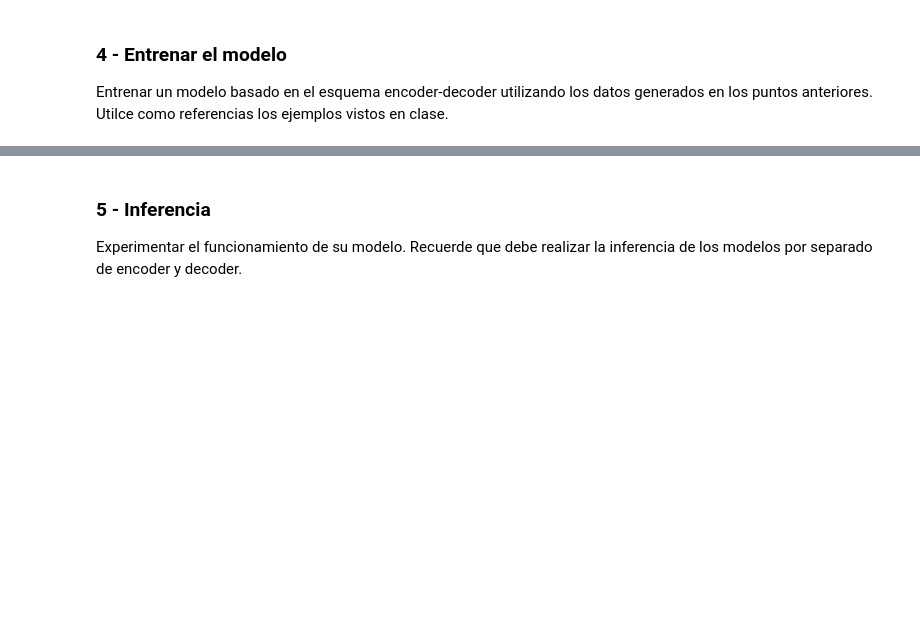
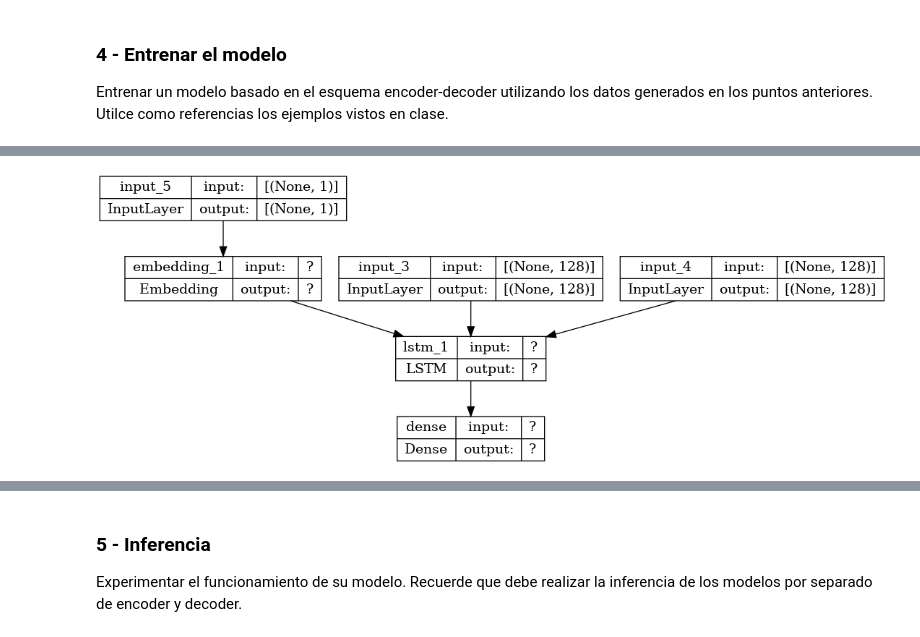
Before and after one commit to javierjosev/procesamiento_lenguaje_natural, a Jupyter notebook: notebooks/Desafio_4/Desafio_4.ipynb, the cells around one changed output, grey strips where cells are left out. Drawn from its saved outputs; the diff is of its cells as text; code cells hidden in the pictures; blank space fills up the shorter version.

```diff
--- a/notebooks/Desafio_4/Desafio_4.ipynb
+++ b/notebooks/Desafio_4/Desafio_4.ipynb
@@ -119,0 +187,10 @@ Realizar el preprocesamiento necesario para obtener:
+# %%
+from keras.utils import to_categorical
+
+# número máximo de palabras en el output. Se toma el diccionario entero
+num_words_output = min(len(word2idx) + 1, MAX_VOCAB_SIZE)
+print(f"Cantidad de palabras (salida): {num_words_output}")
+
+decoder_output_sequences = pad_sequences(output_integer_seq, maxlen=max_out_len, padding='post')
+decoder_targets = to_categorical(decoder_output_sequences, num_classes=num_words_output)
+decoder_targets.shape
@@ -125,0 +438,22 @@ Entrenar un modelo basado en el esquema encoder-decoder utilizando los datos gen
+# %%
+# Modelo solo decoder (para realizar inferencia)
+
+# define inference decoder
+decoder_state_input_h = Input(shape=(n_units,))
+decoder_state_input_c = Input(shape=(n_units,))
+decoder_states_inputs = [decoder_state_input_h, decoder_state_input_c]
+
+# En cada predicción habrá una sola palabra de entrada al decoder,
+# que es la realimentación de la palabra anterior
+# por lo que hay que modificar el input shape del layer de Embedding
+decoder_inputs_single = Input(shape=(1,))
+decoder_inputs_single_x = decoder_embedding_layer(decoder_inputs_single)
+
+decoder_outputs, state_h, state_c = decoder_lstm(decoder_inputs_single_x, initial_state=decoder_states_inputs)
+decoder_states = [state_h, state_c]
+decoder_outputs = decoder_dense(decoder_outputs)
+decoder_model = Model([decoder_inputs_single] + decoder_states_inputs, [decoder_outputs] + decoder_states)
+
+plot_model(decoder_model, to_file='decoder_plot.png', show_shapes=True, show_layer_names=True)
+# %% [output]
+[figure, added]
```
Also changed, not shown: parts of 34 cells of this notebook.
